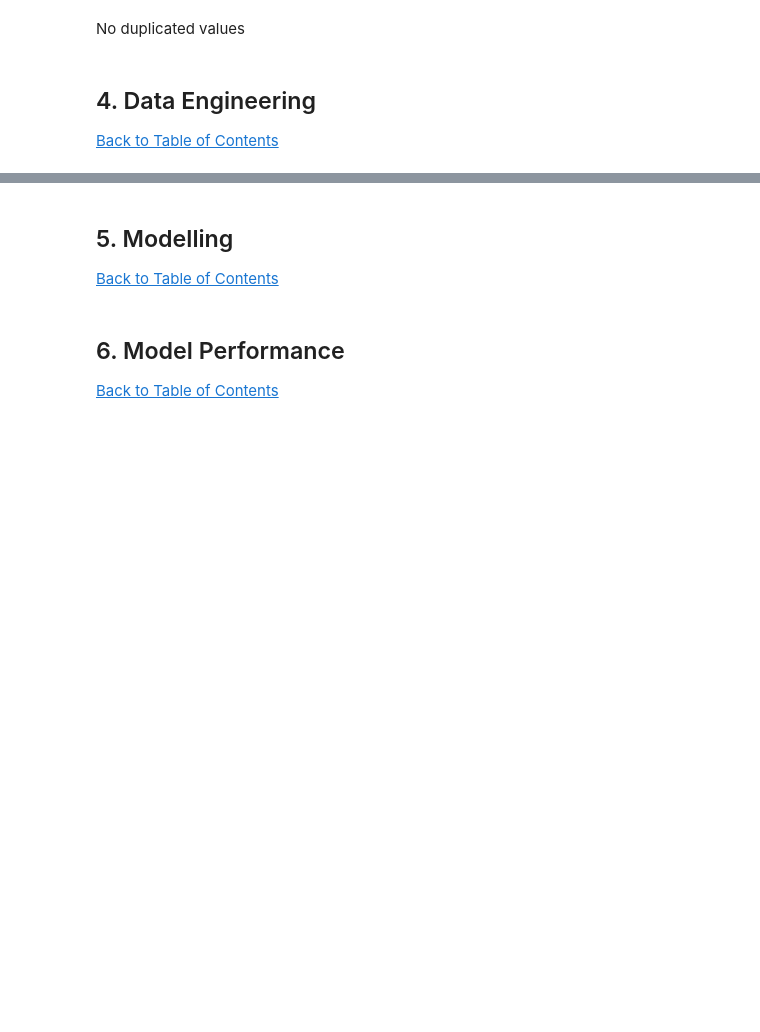
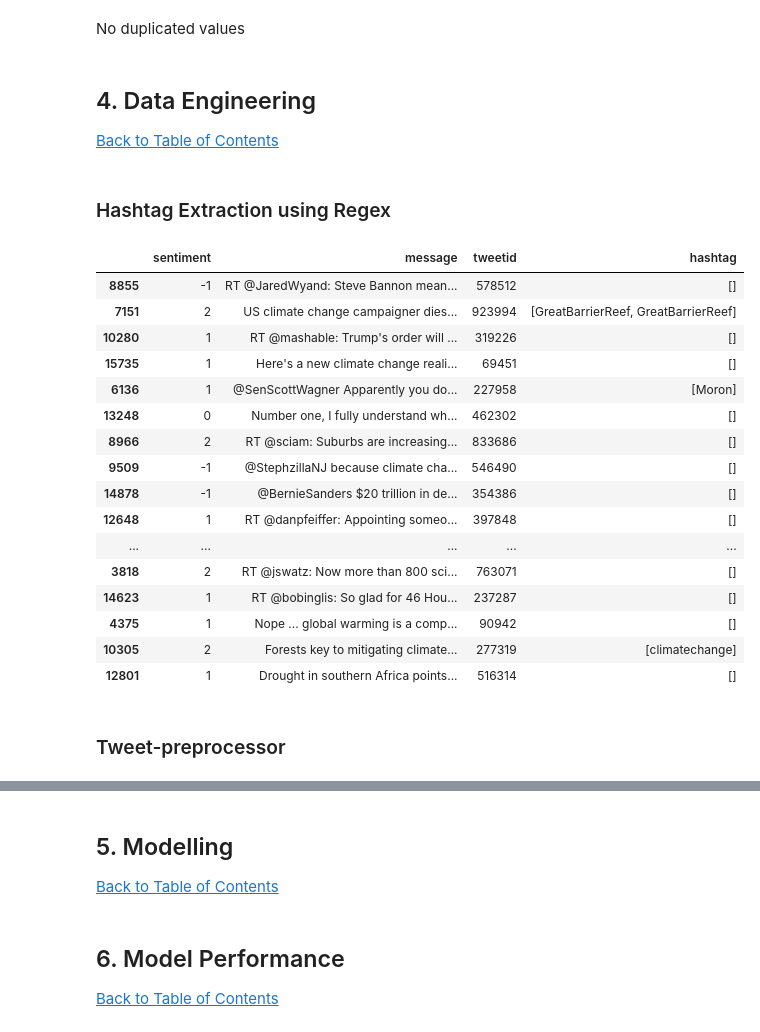
Before and after one commit to McMunashe/classification-predict-streamlit-template, a Jupyter notebook: Advanced Classification Predict .ipynb, the cells around one changed output, grey strips where cells are left out. Drawn from its saved outputs; the diff is of its cells as text; code cells hidden in the pictures; blank space fills up the shorter version.

```diff
--- a/Advanced Classification Predict .ipynb
+++ b/Advanced Classification Predict .ipynb
@@ -112,3 +120,31 @@ No duplicated values
 ## 4. Data Engineering
 <a class="anchor" id="1.1"></a>
 <a href=#cont>Back to Table of Contents</a>
+# %% [markdown]
+### Hashtag Extraction using Regex
+# %%
+df = train.copy()
+# %%
+df['hashtag'] = df['message'].apply(lambda x: re.findall(r'#(\w+)', x))
+# %%
+df.sample(20)
+# %% [output]
+|  | sentiment | message | tweetid | hashtag |
+| 8855 | -1 | RT @JaredWyand: Steve Bannon mean... | 578512 | [] |
+| 7151 | 2 | US climate change campaigner dies... | 923994 | [GreatBarrierReef, GreatBarrierReef] |
+| 10280 | 1 | RT @mashable: Trump's order will ... | 319226 | [] |
+| 15735 | 1 | Here's a new climate change reali... | 69451 | [] |
+| 6136 | 1 | @SenScottWagner Apparently you do... | 227958 | [Moron] |
+| 13248 | 0 | Number one, I fully understand wh... | 462302 | [] |
+| 8966 | 2 | RT @sciam: Suburbs are increasing... | 833686 | [] |
+| 9509 | -1 | @StephzillaNJ because climate cha... | 546490 | [] |
+| 14878 | -1 | @BernieSanders $20 trillion in de... | 354386 | [] |
+| 12648 | 1 | RT @danpfeiffer: Appointing someo... | 397848 | [] |
+| ... | ... | ... | ... | ... |
+| 3818 | 2 | RT @jswatz: Now more than 800 sci... | 763071 | [] |
+| 14623 | 1 | RT @bobinglis: So glad for 46 Hou... | 237287 | [] |
+| 4375 | 1 | Nope ... global warming is a comp... | 90942 | [] |
+| 10305 | 2 | Forests key to mitigating climate... | 277319 | [climatechange] |
+| 12801 | 1 | Drought in southern Africa points... | 516314 | [] |
+# %% [markdown]
+### Tweet-preprocessor
```
Also changed, not shown: parts of 14 cells of this notebook.
